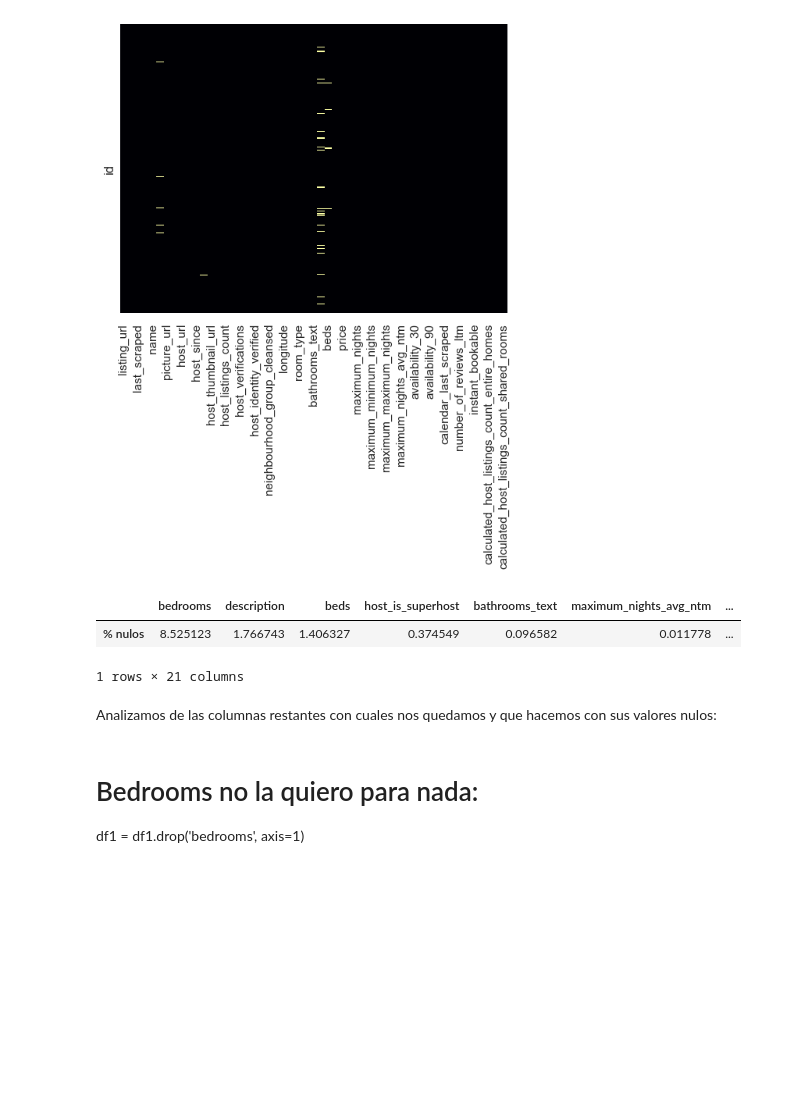
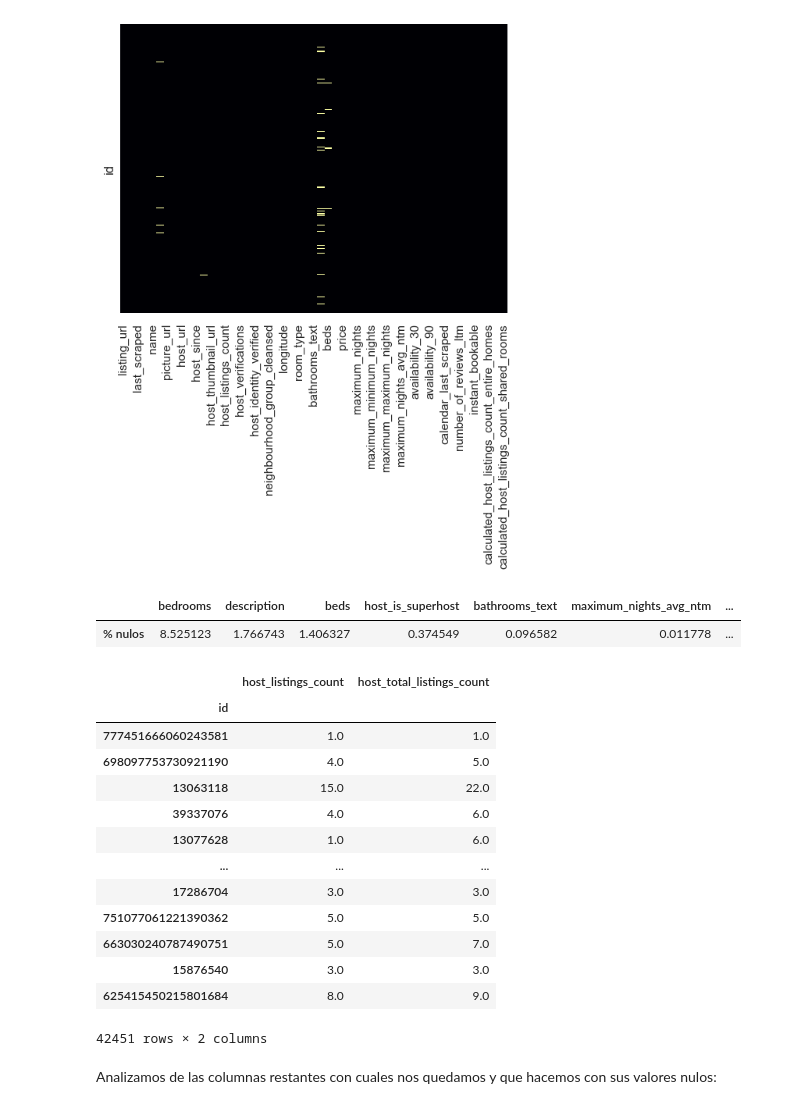
Before and after one commit to bravovielisa/LosAngeles_airbnb, a Jupyter notebook: Los_Angeles_airbnb.ipynb, the cells around one changed output. Drawn from its saved outputs; the diff is of its cells as text; code cells hidden in the pictures; blank space fills up the shorter version.

```diff
--- a/Los_Angeles_airbnb.ipynb
+++ b/Los_Angeles_airbnb.ipynb
@@ -255,6 +200,9 @@ sns.heatmap(df1.isnull(),yticklabels=False,cbar=False,cmap='inferno')
 # %% [output]
 <Axes: ylabel='id'>
 [figure]
+# %%
+# Para que no me oculte columnas en medio '(...)' del dataframe:
+pd.set_option('display.max_columns', None)
 # %%
 nulos_values = df1.isnull().sum()
 nulos_values_percentage = nulos_values/len(df1)*100 #Calculamos el % del los datos faltantes en cada columna
@@ -264,9 +212,22 @@ nulos_values_totales[nulos_values_totales['% nulos'] > 0].sort_values(by="% nulo
 # %% [output]
 |  | bedrooms | description | beds | host_is_superhost | bathrooms_text | maximum_nights_avg_ntm | ... |
 | % nulos | 8.525123 | 1.766743 | 1.406327 | 0.374549 | 0.096582 | 0.011778 | ... |
-1 rows × 21 columns
+# %%
+df1[['host_listings_count', 'host_total_listings_count']]
+# %% [output]
+|  | host_listings_count | host_total_listings_count |
+| id |  |  |
+| 777451666060243581 | 1.0 | 1.0 |
+| 698097753730921190 | 4.0 | 5.0 |
+| 13063118 | 15.0 | 22.0 |
+| 39337076 | 4.0 | 6.0 |
+| 13077628 | 1.0 | 6.0 |
+| ... | ... | ... |
+| 17286704 | 3.0 | 3.0 |
+| 751077061221390362 | 5.0 | 5.0 |
+| 663030240787490751 | 5.0 | 7.0 |
+| 15876540 | 3.0 | 3.0 |
+| 625415450215801684 | 8.0 | 9.0 |
+42451 rows × 2 columns
 # %% [markdown]
 Analizamos de las columnas restantes con cuales nos quedamos y que hacemos con sus valores nulos:
-# %% [markdown]
-# Bedrooms no la quiero para nada:
-df1 = df1.drop('bedrooms', axis=1)
```
Also changed, not shown: parts of 33 cells of this notebook, 2 other files.
